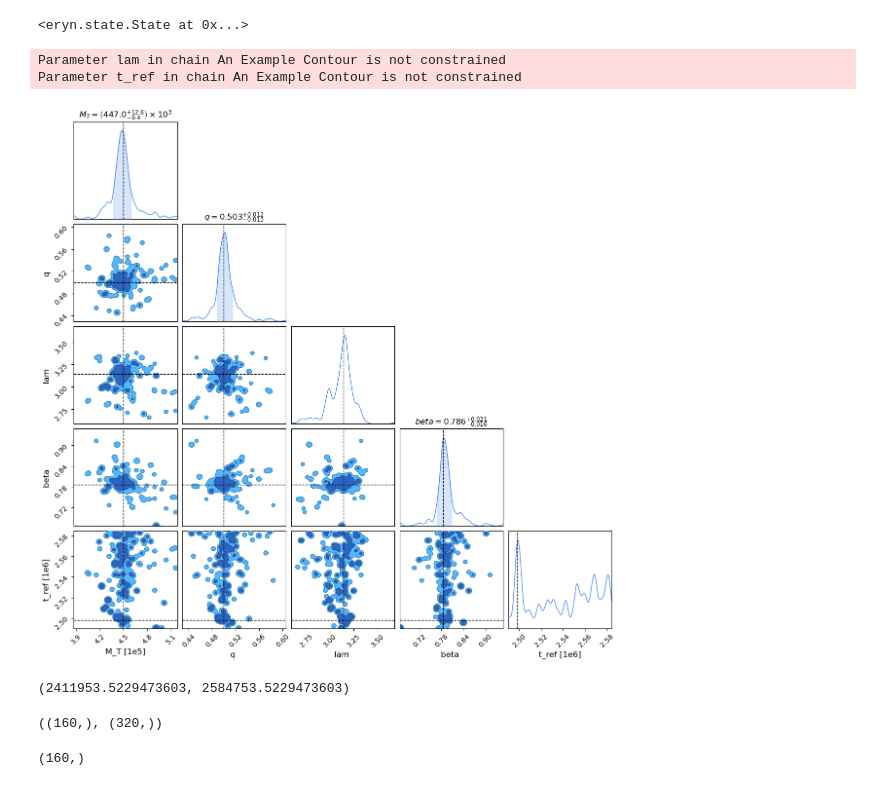
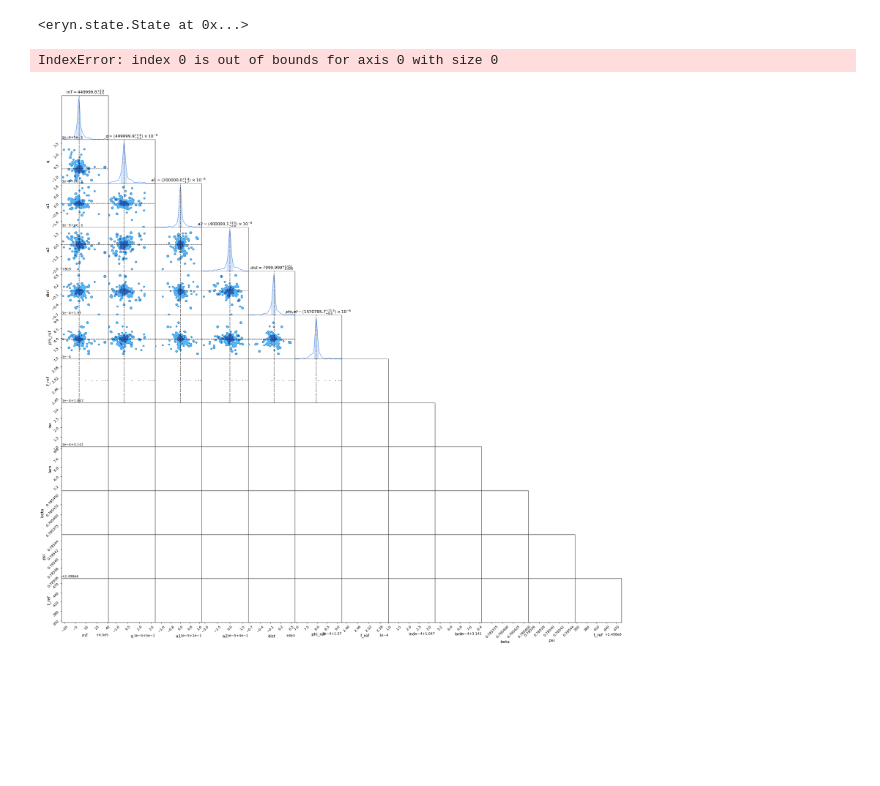
Before and after one commit to manishprasad0/LISA_Master_Thesis, a Jupyter notebook: time_freq_mcmc.ipynb, the cells around one changed output. Drawn from its saved outputs; the diff is of its cells as text; code cells hidden in the pictures; blank space fills up the shorter version.

Commit message:
mcmc for all parameters

```diff
--- a/time_freq_mcmc.ipynb
+++ b/time_freq_mcmc.ipynb
@@ -219,17 +223,28 @@ sampler = EnsembleSampler(
     ndims,
     likelihood,
     priors,
-    args=(fixed_parameters, f_array, analysis),
+    args=(f_array, analysis),
     branch_names=["mbh"],
     tempering_kwargs=dict(ntemps=ntemps),
     nleaves_max=dict(mbh=1),
     periodic=periodic
 )
 # %%
-injection_params_sub = np.array([m1+m2, m2/m1, lam, beta, t_ref])
+injection_params_sub = np.array([m1+m2,
+                                 m2/m1,
+                                 a1,
+                                 a2,
+                                 dist / (PC_SI * 1e6),
+                                 phi_ref,
+                                 f_ref,
+                                 inc,
+                                 lam,
+                                 (beta),
+                                 psi,
+                                 t_ref])
 #start_params = injection_params_sub[None, None, None, :] * (1 + 0.1 * np.random.randn(ntemps, nwalkers, 1, injection_params_sub.shape[0]))
 
-start_params = injection_params_sub[None, None, None, :] * (1 + 1e-2 * np.random.randn(ntemps, nwalkers, 1, injection_params_sub.shape[0]))
+start_params = injection_params_sub[None, None, None, :] * (1 + 1e-7 * np.random.randn(ntemps, nwalkers, 1, injection_params_sub.shape[0]))
 
 #start_params[:, :, :, 0] = injection_params_sub[None, None, None, 0] * (1 + 0.1 * np.random.randn(ntemps, nwalkers, 1))
 #start_params[:, :, :, 1] = injection_params_sub[None, None, None, 0] * (1 + 0.1 * np.random.randn(ntemps, nwalkers, 1))
@@ -265,21 +280,34 @@ sampler.run_mcmc(start_state, nsteps=nsteps, progress=True)
 # %%
 from chainconsumer import Chain, ChainConsumer, make_sample, Truth
 import pandas as pd
-samples = sampler.get_chain()["mbh"][:, 0].reshape(-1, 5)
-df = pd.DataFrame(samples, columns=["M_T", "q", "lam", "beta", "t_ref"])
+samples = sampler.get_chain()["mbh"][:, 0].reshape(-1, 12)
+df = pd.DataFrame(samples, columns=['mT',
+                                    'q',
+                                    'a1',
+                                    'a2',
+                                    'dist',
+                                    'phi_ref',
+                                    'f_ref',
+                                    'inc',
+                                    'lam',
+                                    'beta',
+                                    'psi',
+                                    't_ref'])
 c = ChainConsumer()
 c.add_chain(Chain(samples=df, name="An Example Contour"))
-c.add_truth(Truth(location={"M_T"   : injection_params_sub[0],
-                            "q"     : injection_params_sub[1],
-                            "lam"   : injection_params_sub[2],
-                            "beta"  : injection_params_sub[3],
-                            "t_ref" : injection_params_sub[4]}))
+c.add_truth(Truth(location={"mT"        : injection_params_sub[0],
+                            "q"         : injection_params_sub[1],
+                            "a1"        : injection_params_sub[2],
+                            "a2"        : injection_params_sub[3],
+                            "dist"      : injection_params_sub[4],
+                            "phi_ref"   : injection_params_sub[5],
+                            "f_ref"     : injection_params_sub[6],
+                            "inc"       : injection_params_sub[7],
+                            "lam"       : injection_params_sub[8],
+                            "beta"      : injection_params_sub[9],
+                            "psi"       : injection_params_sub[10],
+                            "t_ref"     : injection_params_sub[11]}))
 fig = c.plotter.plot()
 # %% [output]
-Parameter lam in chain An Example Contour is not constrained
-Parameter t_ref in chain An Example Contour is not constrained
+IndexError: index 0 is out of bounds for axis 0 with size 0
-[figure, old version]
+[figure, new version]
-# %%
-cutoff_time, max_time
-# %% [output]
-(2411953.5229473603, 2584753.5229473603)
@@ -292,8 +313,0 @@ for i in range(len(t_ref_posterior)):
-# %%
-t_ref_posterior[:int(len(t_ref_posterior)/2)].shape, t_ref_posterior.shape
-# %% [output]
-((160,), (320,))
-# %%
-t_ref_posterior[160:320].shape
-# %% [output]
-(160,)
```
Also changed, not shown: parts of 14 cells of this notebook.
